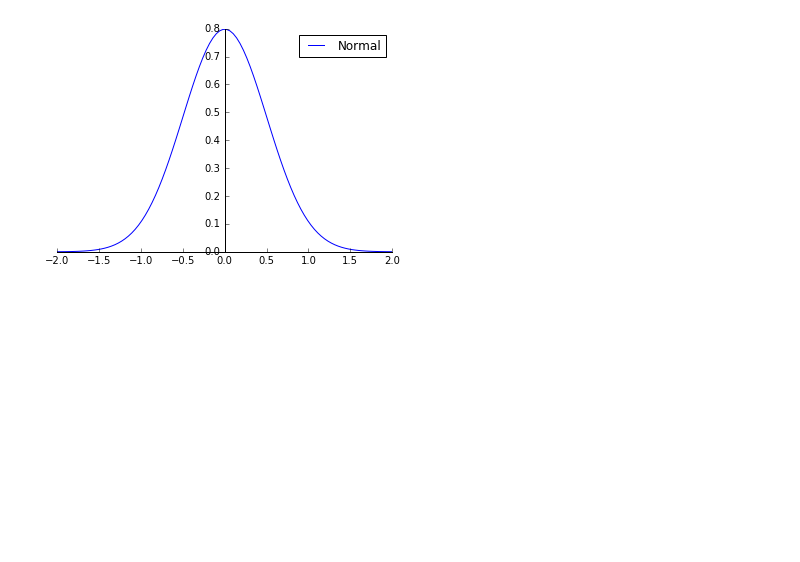
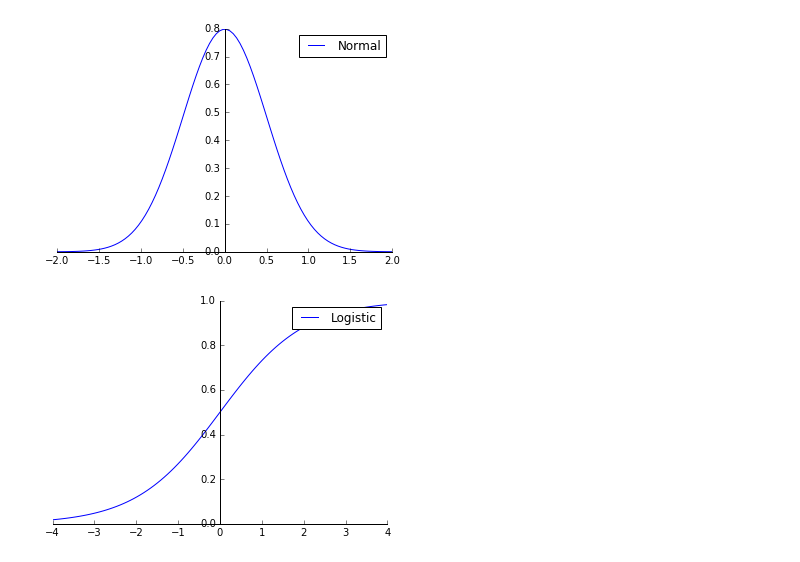
Before and after one commit to belkale/ml-notebooks, a Jupyter notebook: Plotting functions.ipynb, the cells around one changed output. Drawn from its saved outputs; the diff is of its cells as text; code cells hidden in the pictures; blank space fills up the shorter version.

Commit message:
Added logistic

```diff
--- a/Plotting functions.ipynb
+++ b/Plotting functions.ipynb
@@ -140,3 +140,17 @@ ax = plt.gca()
 add_splines(ax)
 # %% [output]
 [figure]
+# %%
+# logistic regression graphs
+import math
+def logistic(xval):
+    return 1/(1 + math.exp(-1.0 * xval))
+
+Y = [logistic(xval*2) for xval in X]
+plt.plot(X*2, Y, label='Logistic')
+plt.legend(loc='upper right')
+
+ax = plt.gca()
+add_splines(ax)
+# %% [output]
+[figure, added]
```
